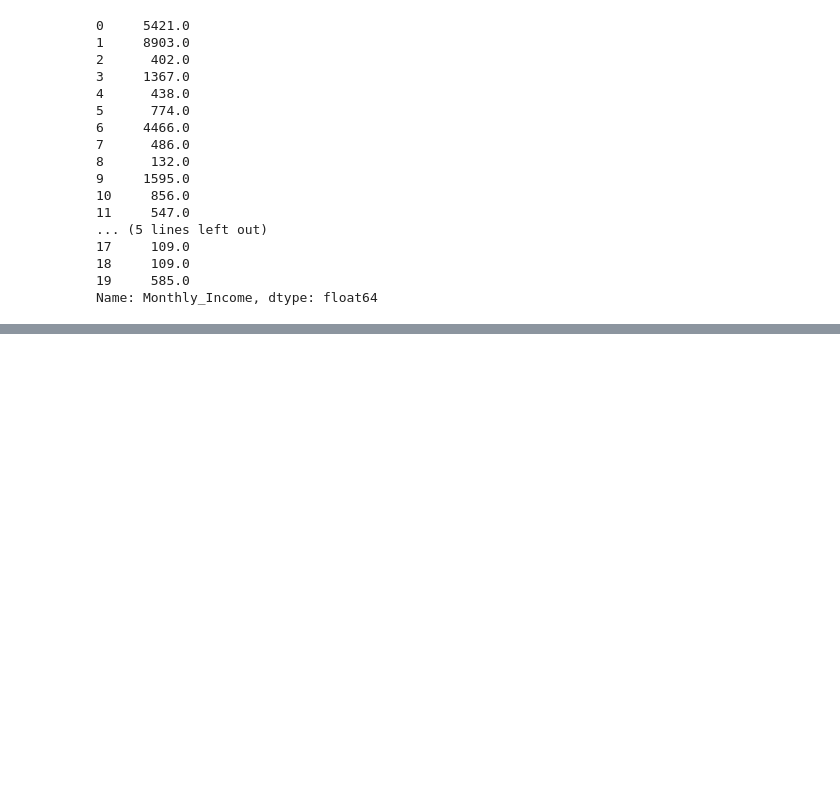
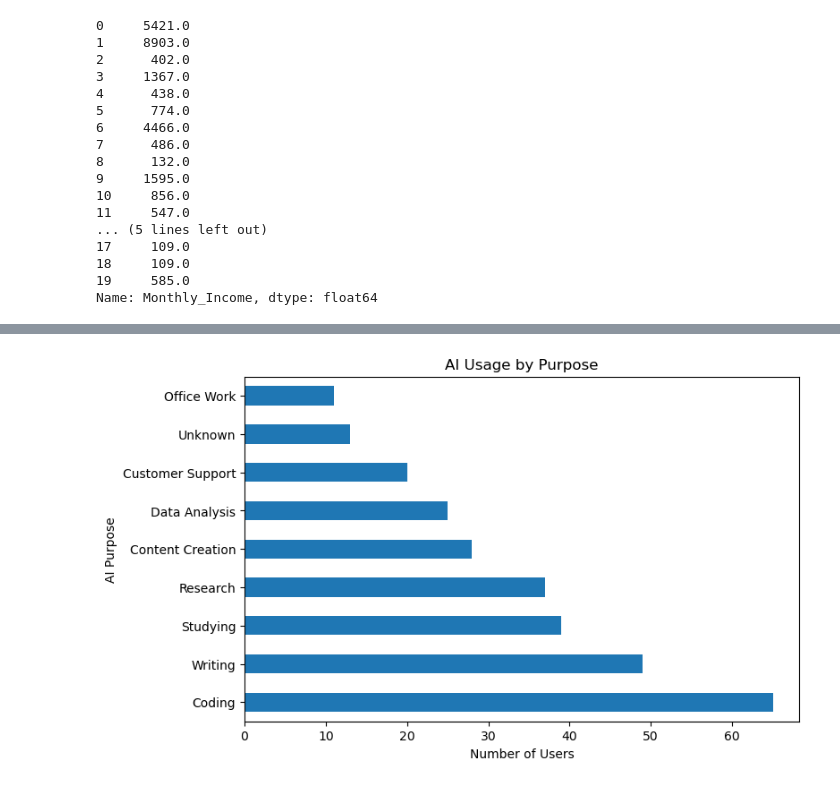
Before and after one commit to Ansh-3121/Ai-usages-impact-on-student-and-professionals, a Jupyter notebook: Python_EDA_Visualization.ipynb, the cells around one changed output, grey strips where cells are left out. Cells and saved outputs as stored; diff of their text form; code cells hidden in the pictures; blank space fills up the shorter version.

```diff
--- a/Python_EDA_Visualization.ipynb
+++ b/Python_EDA_Visualization.ipynb
@@ -46,0 +132,12 @@ Name: Monthly_Income, dtype: float64
+# %%
+plt.figure(figsize=(8,5))
+
+df["AI_Purpose"].value_counts().plot(kind="barh")
+
+plt.title("AI Usage by Purpose")
+plt.xlabel("Number of Users")
+plt.ylabel("AI Purpose")
+
+plt.show()
+# %% [output]
+[figure, added]
```
Also changed, not shown: parts of 13 cells of this notebook.
